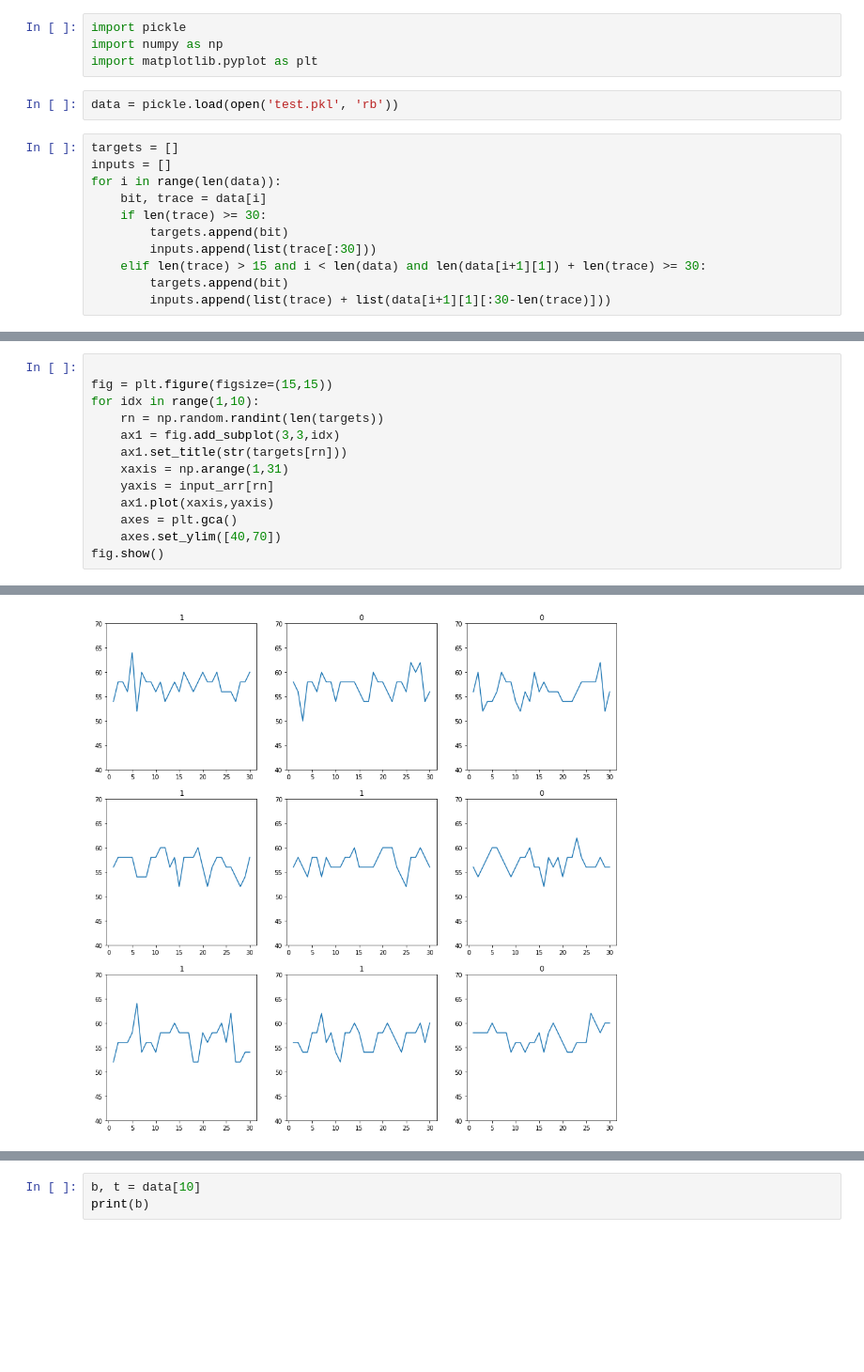
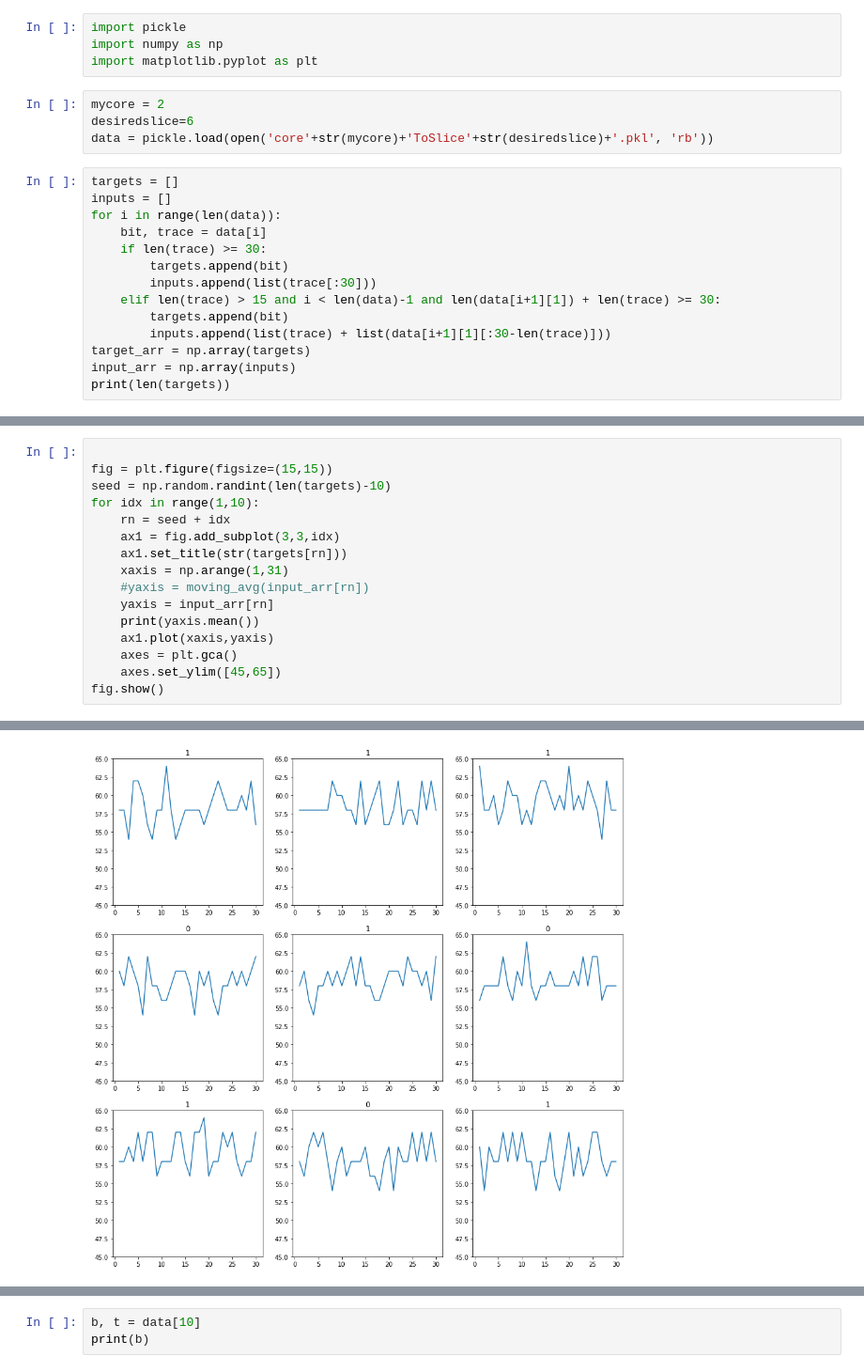
Before and after one commit to hwnam831/ring-defender, a Jupyter notebook: plotter.ipynb, the cells around one changed output, grey strips where cells are left out. Shown at 94% size. Drawn from its saved outputs; the diff is of its cells as text; blank space fills up the shorter version.

```diff
--- a/plotter.ipynb
+++ b/plotter.ipynb
@@ -2,8 +2,10 @@
 import pickle
 import numpy as np
 import matplotlib.pyplot as plt
-# %%
-data = pickle.load(open('test.pkl', 'rb'))
+# %%
+mycore = 2
+desiredslice=6
+data = pickle.load(open('core'+str(mycore)+'ToSlice'+str(desiredslice)+'.pkl', 'rb'))
 # %%
 targets = []
 inputs = []
@@ -12,6 +14,9 @@ for i in range(len(data)):
     if len(trace) >= 30:
         targets.append(bit)
         inputs.append(list(trace[:30]))
-    elif len(trace) > 15 and i < len(data) and len(data[i+1][1]) + len(trace) >= 30:
+    elif len(trace) > 15 and i < len(data)-1 and len(data[i+1][1]) + len(trace) >= 30:
         targets.append(bit)
         inputs.append(list(trace) + list(data[i+1][1][:30-len(trace)]))
+target_arr = np.array(targets)
+input_arr = np.array(inputs)
+print(len(targets))
@@ -23,14 +41,17 @@ def moving_avg(arr):
 # %%
 
 fig = plt.figure(figsize=(15,15))
+seed = np.random.randint(len(targets)-10)
 for idx in range(1,10):
-    rn = np.random.randint(len(targets))
+    rn = seed + idx
     ax1 = fig.add_subplot(3,3,idx)
     ax1.set_title(str(targets[rn]))
     xaxis = np.arange(1,31)
+    #yaxis = moving_avg(input_arr[rn])
     yaxis = input_arr[rn]
+    print(yaxis.mean())
     ax1.plot(xaxis,yaxis)
     axes = plt.gca()
-    axes.set_ylim([40,70])
+    axes.set_ylim([45,65])
 fig.show()
 # %% [output]
@@ -37,4 +67,4 @@ fig.show()
-[figure, old version]
+[figure, new version]
 # %%
 input_arr[:10]
 # %% [output]
```
Also changed, not shown: parts of 8 cells of this notebook, 4 other files.
